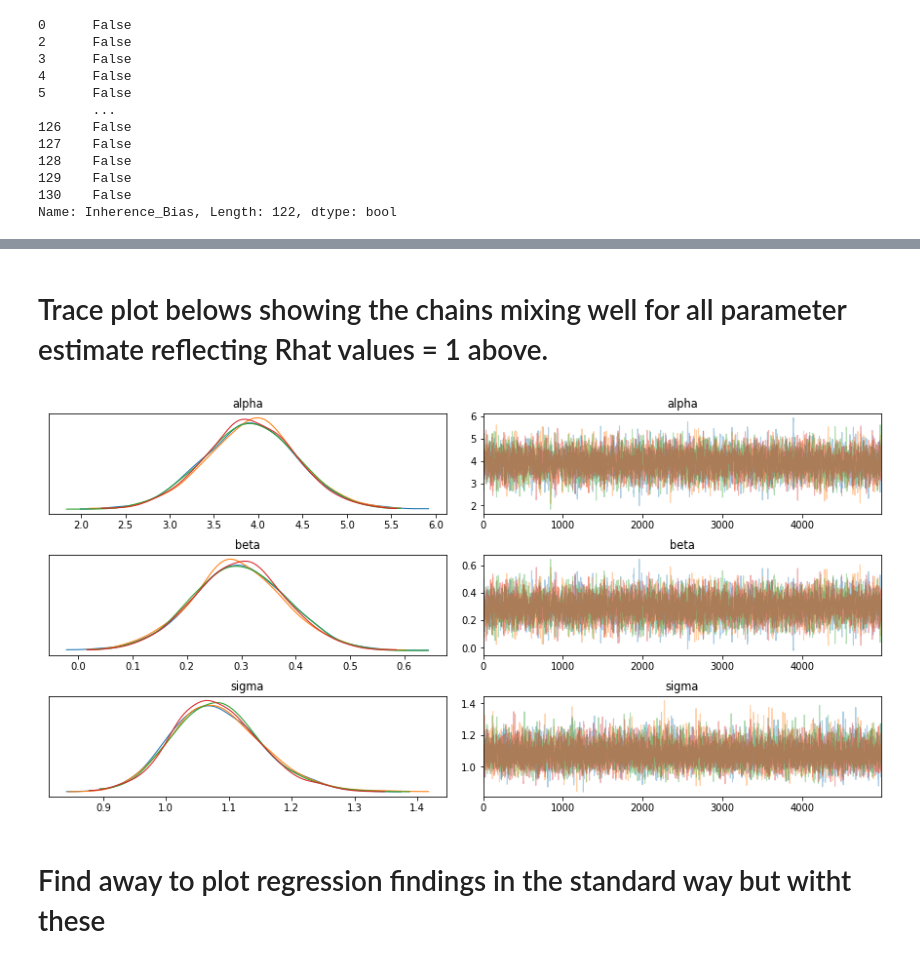
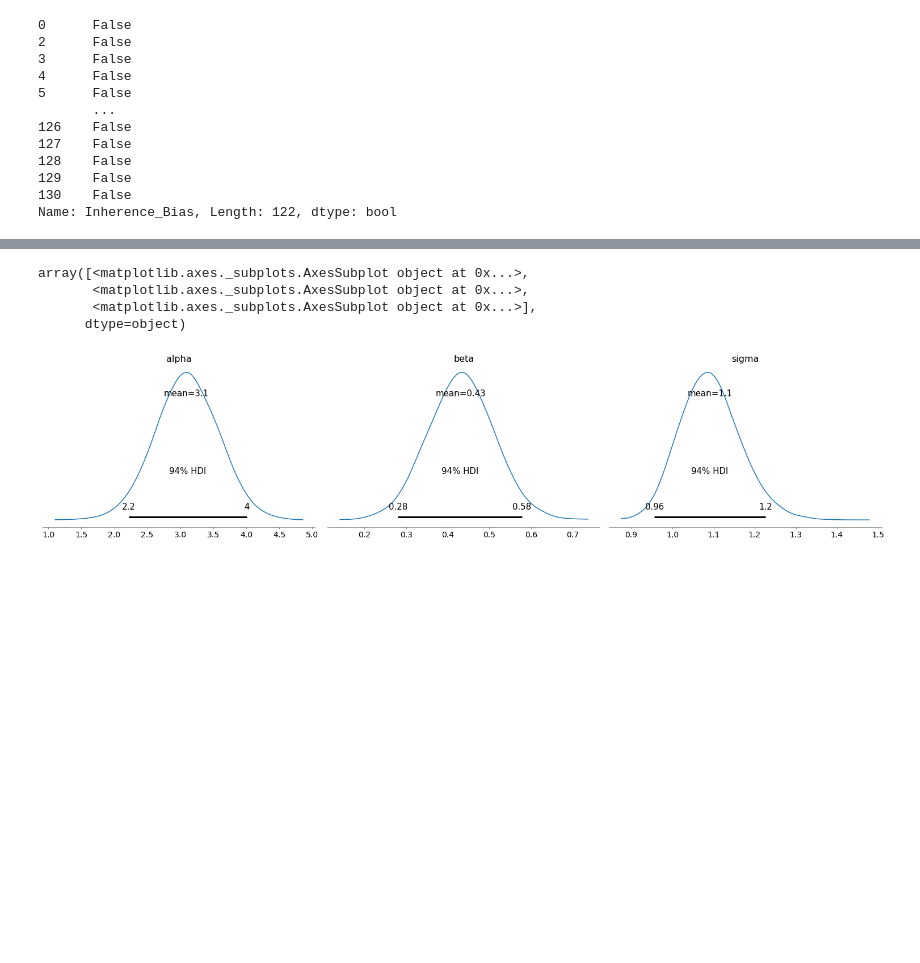
Before and after one commit to Bu807041-1/Statistical-methods-for-research-workers-bayes-for-psychologists-and-neuroscientists, a Jupyter notebook: notebooks/Bayesian Simple Regression.ipynb, the cells around one changed output, grey strips where cells are left out. Saved outputs shown, nothing was run; the diff lists cells and outputs as text; code cells hidden in the pictures; blank space fills up the shorter version.

```diff
--- a/notebooks/Bayesian Simple Regression.ipynb
+++ b/notebooks/Bayesian Simple Regression.ipynb
@@ -102,10 +124,7 @@ model {
 
 """
 # %%
-# Python dictionary of data values for calling to Stan and model fitting
-Stats_labSR_data = {"N": len(Ought),
+# Python dictionary of data values for calling to Stan and for model fitting
+data = {"N": len(Ought),
                    "y": Ought,
                    "x": Inherence_Bias}
-
-# Fit and sample model
-SR_fit = ps.stan(model_code = Stats_labSR, data = Stats_labSR_data, iter=2000, chains=4)
@@ -114,0 +131,3 @@ INFO:pystan:COMPILING THE C++ CODE FOR MODEL anon_model_cebae3fcd7fa8e958df921ac
+# %%
+#Compile stan model to C++ code to sample posterior for the model below
+sm  = ps.StanModel(model_code = Simple_Regression_model)
@@ -115 +136,4 @@ INFO:pystan:COMPILING THE C++ CODE FOR MODEL anon_model_cebae3fcd7fa8e958df921ac
+# %%
+# Fit and sample model
+fit = sm.sampling(data = data, iter = 10000, chains=4, seed= 302675)
 # %%
@@ -142,8 +158,9 @@ array([<matplotlib.axes._subplots.AxesSubplot object at 0x...>,
-# %% [markdown]
-# Trace plot belows showing the chains mixing well for all parameter estimate reflecting Rhat values = 1 above.
-# %%
-az.plot_trace(SR_fit);
-# %% [output]
-[figure, removed]
-# %% [markdown]
-# Find away to plot regression findings in the standard way but witht these
+# %%
+# Posterior plots showing the defaults 94% Credible interval of the arviz package
+az.plot_posterior(fit)
+# %% [output]
+array([<matplotlib.axes._subplots.AxesSubplot object at 0x...>,
+       <matplotlib.axes._subplots.AxesSubplot object at 0x...>,
+       <matplotlib.axes._subplots.AxesSubplot object at 0x...>],
+      dtype=object)
+[figure, added]
```
Also changed, not shown: parts of 21 cells of this notebook, 2 other files.
